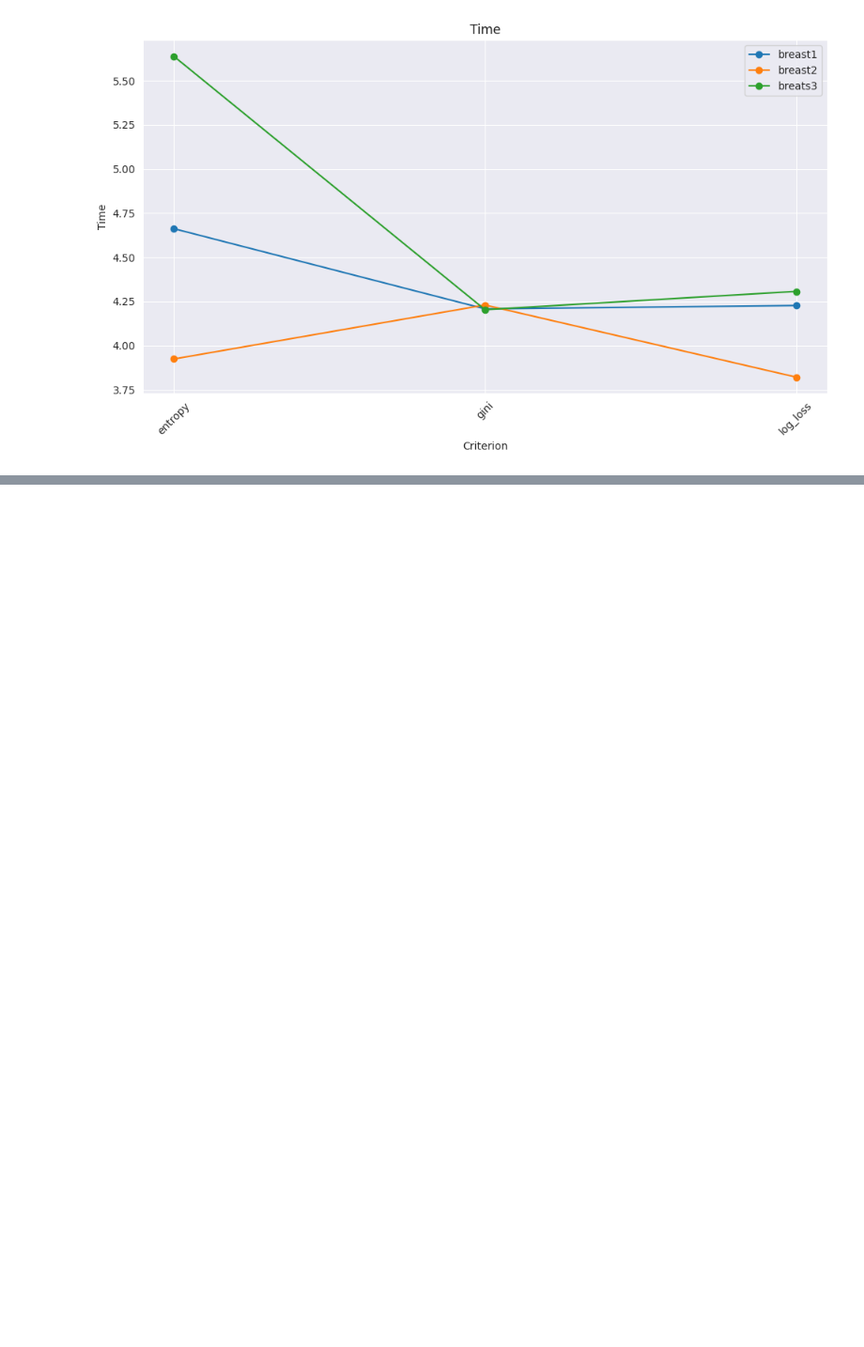
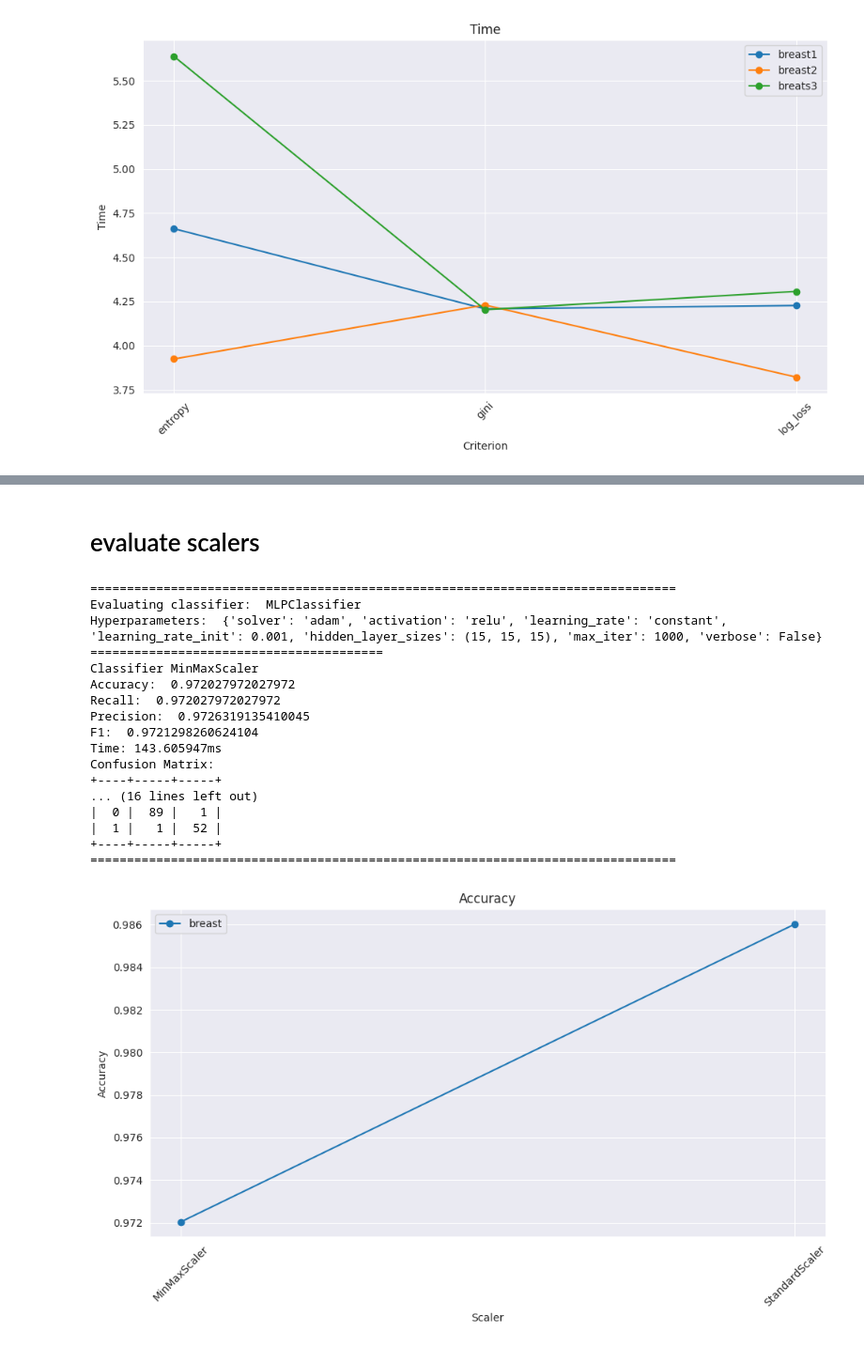
Before and after one commit to Maustrian3/ML24, a Jupyter notebook: exercise-1/breast.ipynb, the cells around one changed output, grey strips where cells are left out. Shown at 94% size. Saved outputs shown, nothing was run; the diff lists cells and outputs as text; code cells hidden in the pictures; blank space fills up the shorter version.

```diff
--- a/exercise-1/breast.ipynb
+++ b/exercise-1/breast.ipynb
@@ -109,6 +109,14 @@ pipeline = Pipeline([
     #('scaler', StandardScaler())
 ])
 
+pipeline_standard = Pipeline([
+    ('scaler', StandardScaler())
+])
+
+X_train_std = pipeline_standard.fit_transform(X_train)
+X_test_std = pipeline_standard.transform(X_test)
+X_comp_std = pipeline_standard.transform(X_comp)
+
 # Preprocess training data
 X_train = pipeline.fit_transform(X_train)
 X_test = pipeline.transform(X_test)
@@ -436,0 +480,37 @@ Confusion Matrix:
+# %% [markdown]
+# evaluate scalers
+# %%
+reload(evaluator)
+hyperparameters = {
+    'solver': 'adam',
+    'activation': 'relu',
+    'learning_rate': 'constant',
+    'learning_rate_init': 1e-3,
+    'hidden_layer_sizes': (15, 15, 15),
+    #'random_state': 7895,
+    'max_iter': 1000,
+    'verbose': False,
+    #'tol': 5e-5
+}
+
+scaler_result=evaluator.evaluate_scaler(MLPClassifier, X_train=[X_train, X_train_std], y_train=[y_train, y_train], X_test=[X_test, X_test_std], y_test=[y_test, y_test], hyperparameters=hyperparameters, names=['MinMaxScaler', 'StandardScaler'])
+evaluator.draw_diagram2_list({"breast": scaler_result}, x_axis='scaler', y_axis=['accuracy', 'precision', 'recall', 'f1', 'time'], logaritmic=False)
+# %% [output]
+================================================================================
+Evaluating classifier:  MLPClassifier
+Hyperparameters:  {'solver': 'adam', 'activation': 'relu', 'learning_rate': 'constant', 'learning_rate_init': 0.001, 'hidden_layer_sizes': (15, 15, 15), 'max_iter': 1000, 'verbose': False}
+========================================
+Classifier MinMaxScaler
+Accuracy:  0.972027972027972
+Recall:  0.972027972027972
+Precision:  0.9726319135410045
+F1:  0.9721298260624104
+Time: 143.605947ms
+Confusion Matrix:
++----+-----+-----+
+... (16 lines left out)
+|  0 |  89 |   1 |
+|  1 |   1 |  52 |
++----+-----+-----+
+================================================================================
+[figure, added]
```
Also changed, not shown: parts of 11 cells of this notebook.
